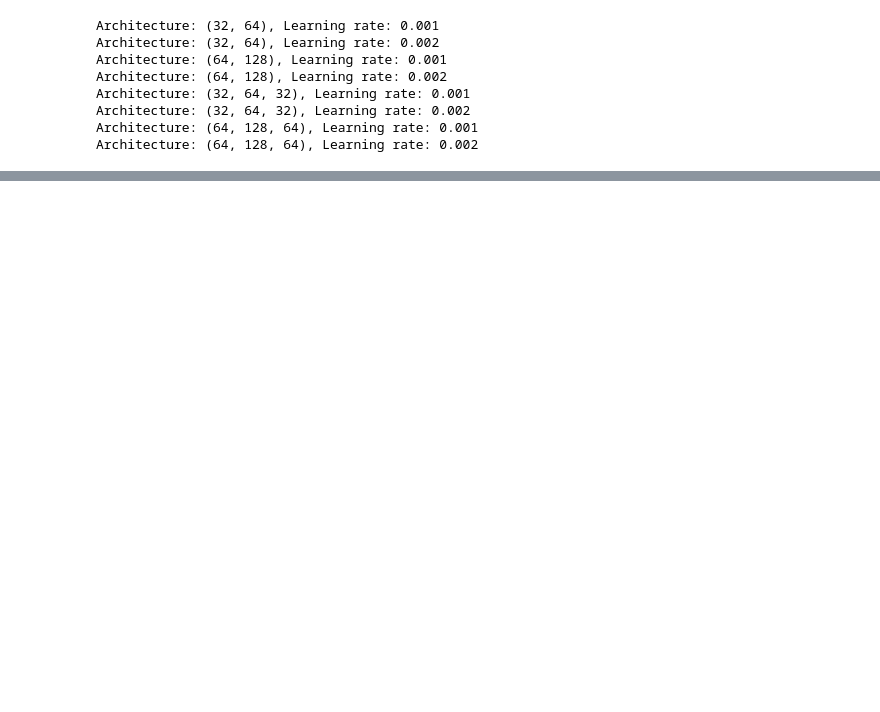
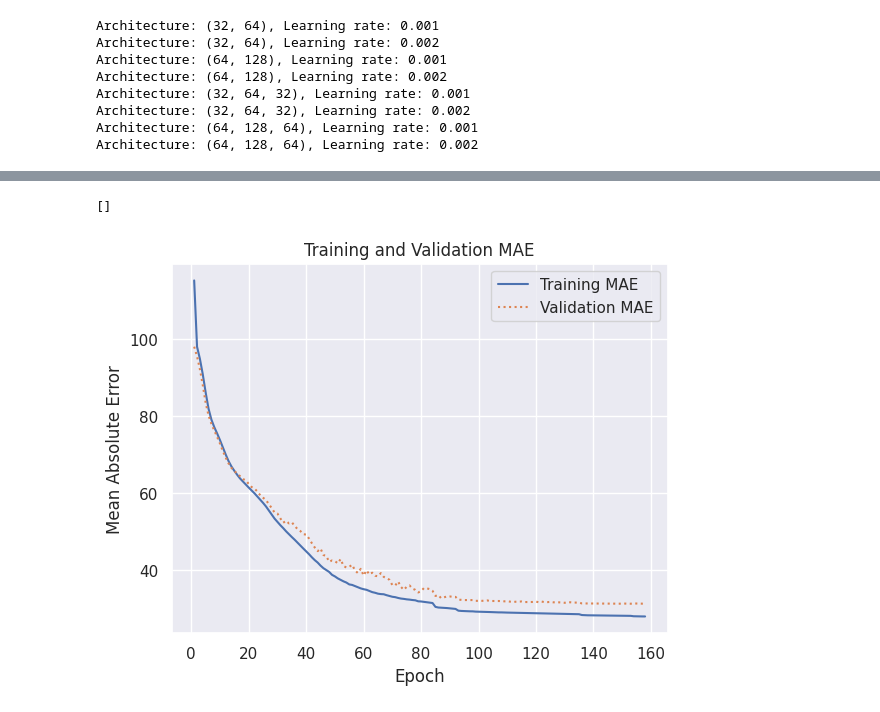
Before and after one commit to philipkling/AH2179_course_labs, a Jupyter notebook: Exercise_7_Neural_networks/Exercise7_Neural_Networks_2.ipynb, the cells around one changed output, grey strips where cells are left out. Cells and saved outputs as stored; diff of their text form; code cells hidden in the pictures; blank space fills up the shorter version.

```diff
--- a/Exercise_7_Neural_networks/Exercise7_Neural_Networks_2.ipynb
+++ b/Exercise_7_Neural_networks/Exercise7_Neural_Networks_2.ipynb
@@ -793,0 +743,15 @@ final_model, final_history, final_val_mae = train_model(
+# %%
+arch = best_architecture["architecture"]
+lr = best_architecture["learning_rate"]
+
+final_model = Sequential()
+
+final_model.add(Dense(arch[0], activation = 'relu', input_dim = 11))
+
+final_model.add(Dense(arch[1], activation = 'relu', input_dim = 11))
+
+final_model.add(Dense(arch[2], activation = 'relu', input_dim = 11))
+
+final_model.compile(optimizer = keras.optimizers.Adam(learning_rate=lr), loss = 'mae', metrics = ['mae'])
+
+final_model.summary()
@@ -794 +772,33 @@ final_model, final_history, final_val_mae = train_model(
+# %%
+%matplotlib inline
+import matplotlib.pyplot as plt
+import seaborn as sns
+
+bs = best_training["batch_size"]
+esp = best_training["early_stopping_patience"]
+rlp = best_training["reduce_lr_patience"]
+rlf = best_training["reduce_lr_factor"]
+
+early_stopping = keras.callbacks.EarlyStopping(monitor="val_loss", patience=esp, restore_best_weights=True)
+reduce_lr = keras.callbacks.ReduceLROnPlateau(monitor="val_loss", factor=rlf, patience=rlp, min_lr=1e-6)
+
+hist = final_model.fit(X_train_scaled, y_train, validation_split=0.2, epochs=500, batch_size=int(bs), callbacks=[early_stopping, reduce_lr], verbose=0)
+
+sns.set()
+
+err = hist.history['mae']
+val_err = hist.history['val_mae']
+
+epochs = range(1, len(err) + 1)
+
+plt.plot(epochs, err, '-', label='Training MAE')
+plt.plot(epochs, val_err, ':', label='Validation MAE')
+plt.title('Training and Validation MAE')
+plt.xlabel('Epoch')
+plt.ylabel('Mean Absolute Error')
+plt.legend(loc='upper right')
+plt.plot()
+# %% [output]
+[]
+[figure, added]
 # %%
```
Also changed, not shown: parts of 26 cells of this notebook.
